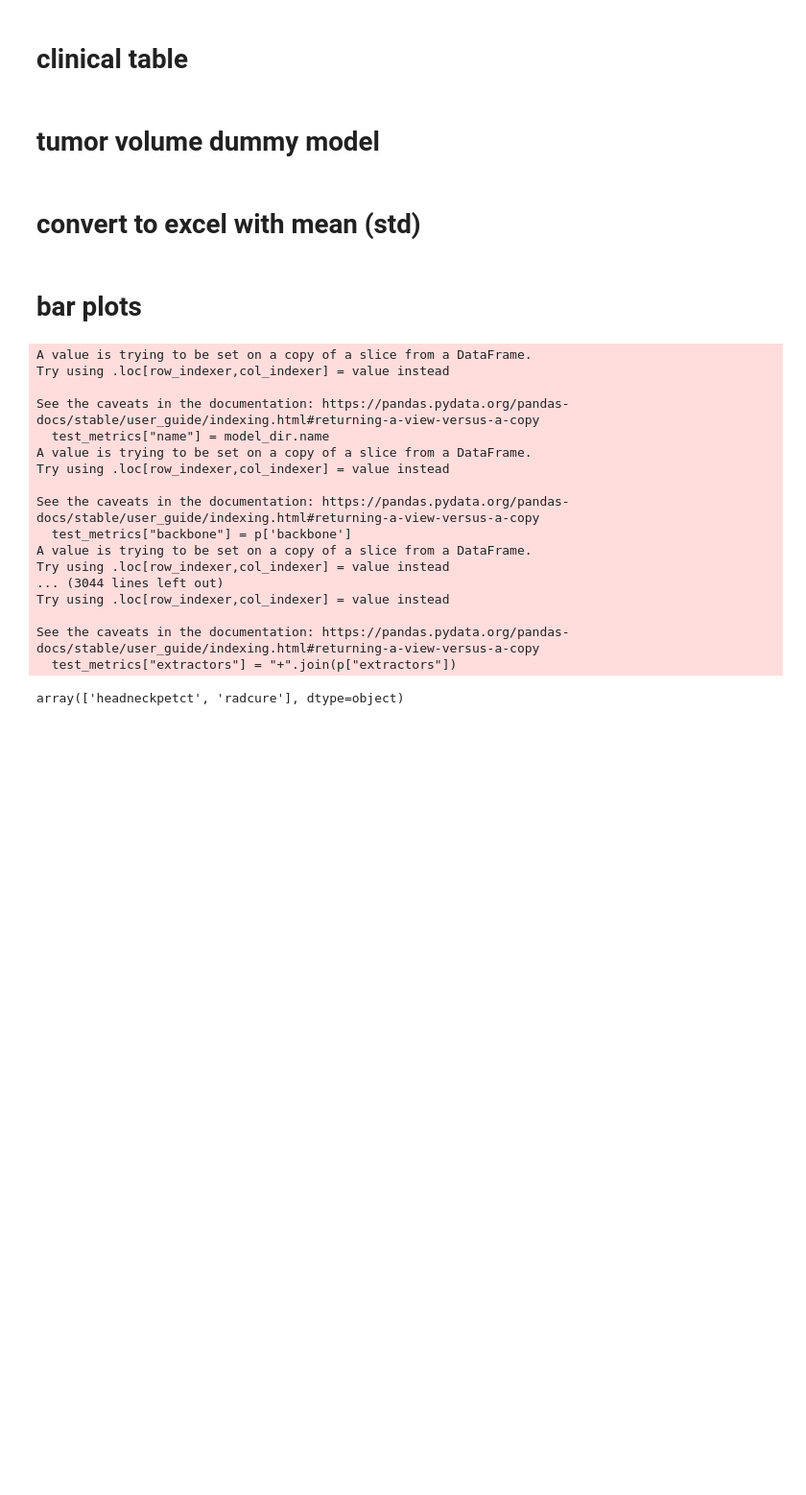
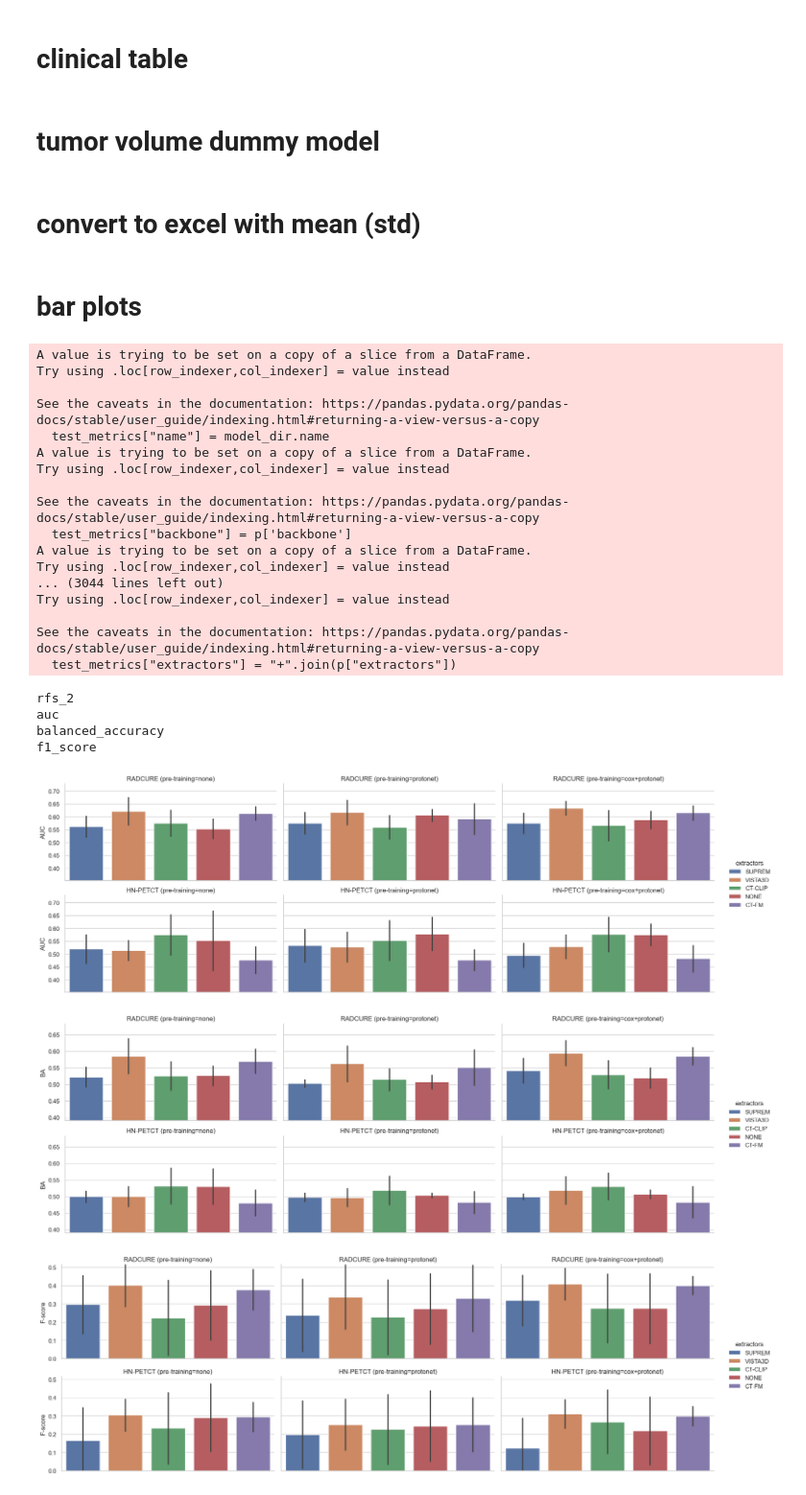
Before and after one commit to bguetarni/3DCT-VFM-benchmark, a Jupyter notebook: aiihc2026.ipynb, the cells around one changed output. Shown at 96% size. Saved outputs shown, nothing was run; the diff lists cells and outputs as text; code cells hidden in the pictures; blank space fills up the shorter version.

```diff
--- a/aiihc2026.ipynb
+++ b/aiihc2026.ipynb
@@ -282,7 +282,10 @@ for model_dir in tqdm.tqdm(pathlib.Path(r"C:\Users\bilel.guetarni\Desktop\worksp
         test_metrics["task"] = p["task"]
         test_metrics["modality"] = p["modality"]
         test_metrics["pretraining"] = p["pretraining"] if p["pretraining"] else "none"
-        test_metrics["extractors"] = "+".join(p["extractors"])
+        if p["modality"] == "clinical":
+            test_metrics["extractors"] = "none"
+        else:
+            test_metrics["extractors"] = "+".join(p["extractors"])
 
     test_metrics = test_metrics[test_metrics["metric"].isin(["auc", "balanced_accuracy", "f1_score"])]
     data.extend(test_metrics.to_dict(orient="records"))
@@ -304,10 +307,6 @@ Try using .loc[row_indexer,col_indexer] = value instead
 
 See the caveats in the documentation: https://pandas.pydata.org/pandas-docs/stable/user_guide/indexing.html#returning-a-view-versus-a-copy
   test_metrics["extractors"] = "+".join(p["extractors"])
-# %%
-df["dataset"].unique()
-# %% [output]
-array(['headneckpetct', 'radcure'], dtype=object)
 # %%
 import seaborn as sns
 import matplotlib.pyplot as plt
@@ -315,6 +314,12 @@ import pandas
 
 df = pandas.DataFrame(data)
 df = df[df["dataset"].isin(["radcure", "headneckpetct"])]
+
+row_rename = {"radcure": "RADCURE", "headneckpetct": "HN-PETCT"}
+df["dataset"] = df["dataset"].map(row_rename)
+df["extractors"] = df["extractors"].map(lambda i: i.upper())
+
+metrics_map = {"auc": "AUC", "balanced_accuracy": "BA", "f1_score": "F-score"}
 
 sns.set_theme(style="whitegrid")
 
@@ -333,32 +338,42 @@ for task in ["rfs_2"]:
             x="extractors",
             y="value",
             hue="extractors",
             row="dataset",
             col="pretraining",
             errorbar="sd",
             legend=True,
             # palette="viridis",
             col_order=["none", "protonet", "cox+protonet"],
-            row_order=["radcure", "headneckpetct"],
+            row_order=["RADCURE", "HN-PETCT"],
             sharex=True,
+            height=3,
+            aspect=2,
         )
 
         # # 3. Add Labels with extra padding to avoid error bar overlap
         # for ax in g.axes.flat:
         #     for container in ax.containers:
         #         # Increase padding to 12 or 15 to clear the 'sd' whiskers
         #         ax.bar_label(container, fmt='%.2f', padding=15, fontsize=8, fontweight='bold')
 
         for ax in g.axes.flat:
             ax.set_ylim(dff["value"].min(), dff["value"].max())
 
         for ax in g.axes.flat:
             ax.set_xticks([])
 
         # 5. Final Formatting
-        g.set_axis_labels("", metric.upper())
+        g.set_axis_labels("", metrics_map[metric])
         g.set_titles(template="{row_name} (pre-training={col_name})")
         g.tight_layout()
 
         plt.savefig(fr"C:\Users\bilel.guetarni\Desktop\workspace\SEQ-RT\tmp\{task}-{metric}.pdf")
         # plt.show()
+# %% [output]
+rfs_2
+auc
+balanced_accuracy
+f1_score
+[figure, added]
+[figure, added]
+[figure, added]
```
Also changed, not shown: parts of 3 cells of this notebook, 1 other file.
